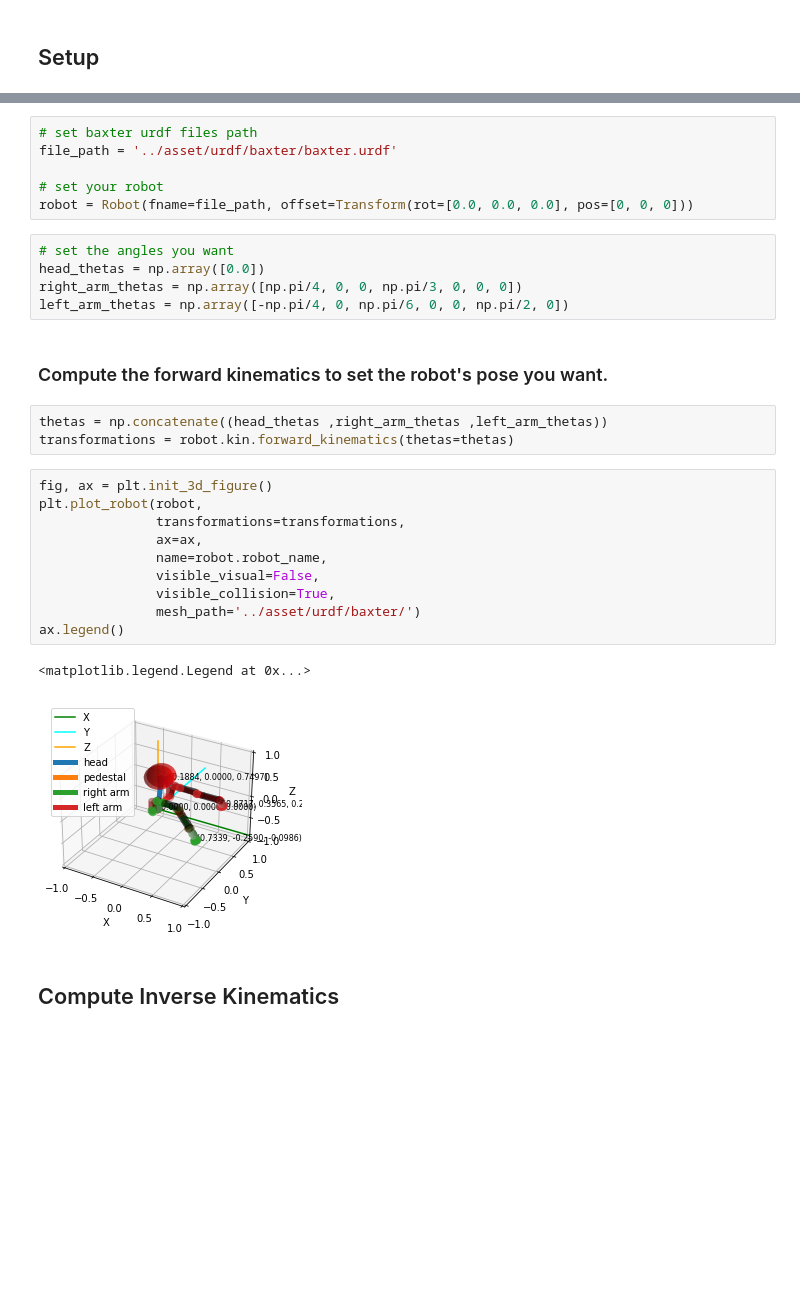
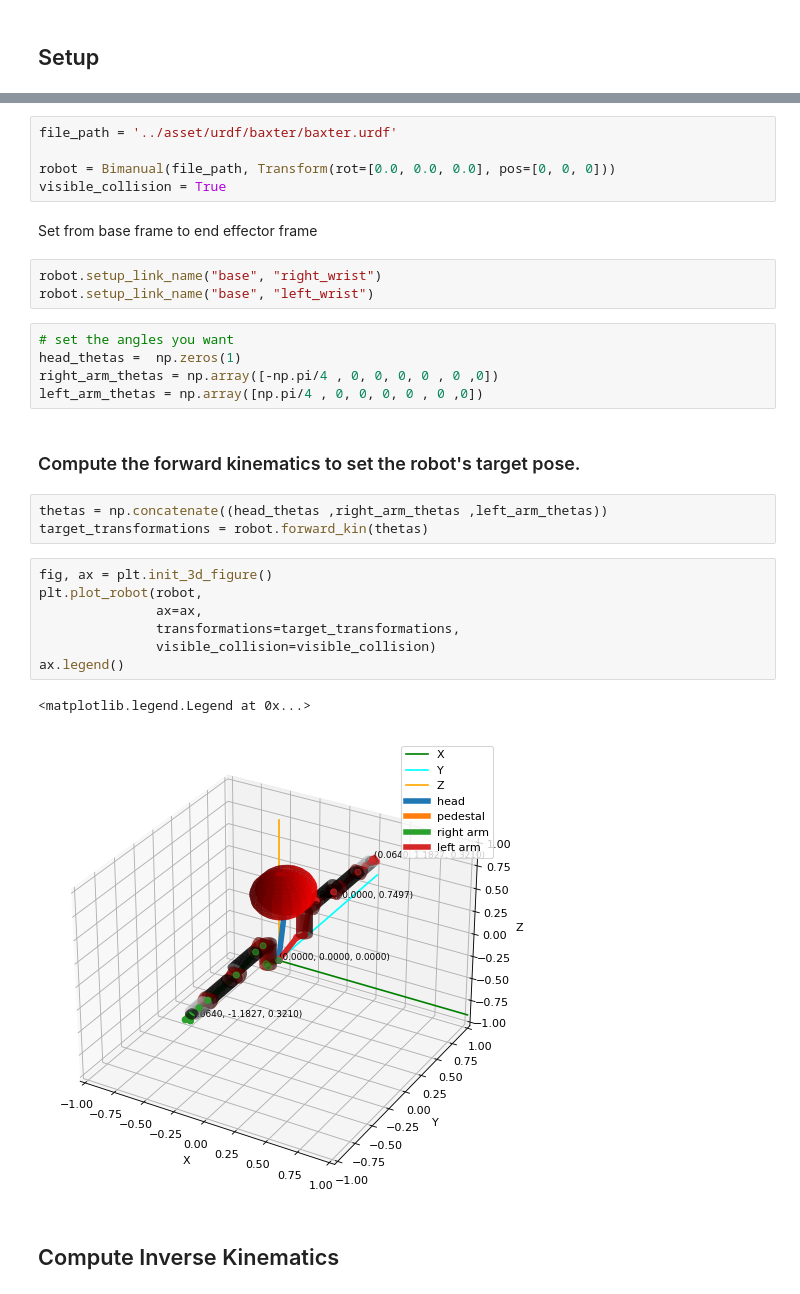
Before and after one commit to jdj2261/pykin, a Jupyter notebook: tutorials/03_robot_IK.ipynb, the cells around one changed output, grey strips where cells are left out. Saved outputs shown, nothing was run; the diff lists cells and outputs as text; blank space fills up the shorter version.

```diff
--- a/tutorials/03_robot_IK.ipynb
+++ b/tutorials/03_robot_IK.ipynb
@@ -14,32 +13,33 @@ from pykin.utils.kin_utils import ShellColors as sc
 # %%
-# set baxter urdf files path
 file_path = '../asset/urdf/baxter/baxter.urdf'
 
-# set your robot
-robot = Robot(fname=file_path, offset=Transform(rot=[0.0, 0.0, 0.0], pos=[0, 0, 0]))
+robot = Bimanual(file_path, Transform(rot=[0.0, 0.0, 0.0], pos=[0, 0, 0]))
+visible_collision = True
+# %% [markdown]
+Set from base frame to end effector frame
+# %%
+robot.setup_link_name("base", "right_wrist")
+robot.setup_link_name("base", "left_wrist")
 # %%
 # set the angles you want
-head_thetas = np.array([0.0])
-right_arm_thetas = np.array([np.pi/4, 0, 0, np.pi/3, 0, 0, 0])
-left_arm_thetas = np.array([-np.pi/4, 0, np.pi/6, 0, 0, np.pi/2, 0])
+head_thetas =  np.zeros(1)
+right_arm_thetas = np.array([-np.pi/4 , 0, 0, 0, 0 , 0 ,0])
+left_arm_thetas = np.array([np.pi/4 , 0, 0, 0, 0 , 0 ,0])
 # %% [markdown]
-### Compute the forward kinematics to set the robot's pose you want.
+### Compute the forward kinematics to set the robot's target pose.
 # %%
 thetas = np.concatenate((head_thetas ,right_arm_thetas ,left_arm_thetas))
-transformations = robot.kin.forward_kinematics(thetas=thetas)
+target_transformations = robot.forward_kin(thetas)
 # %%
 fig, ax = plt.init_3d_figure()
 plt.plot_robot(robot,
-               transformations=transformations,
                ax=ax,
-               name=robot.robot_name,
-               visible_visual=False,
-               visible_collision=True,
-               mesh_path='../asset/urdf/baxter/')
+               transformations=target_transformations,
+               visible_collision=visible_collision)
 ax.legend()
 # %% [output]
 <matplotlib.legend.Legend at 0x...>
-[figure, old version]
+[figure, new version]
 # %% [markdown]
 ## Compute Inverse Kinematics
 # %% [markdown]
```
Also changed, not shown: parts of 24 cells of this notebook, 2 other files.
